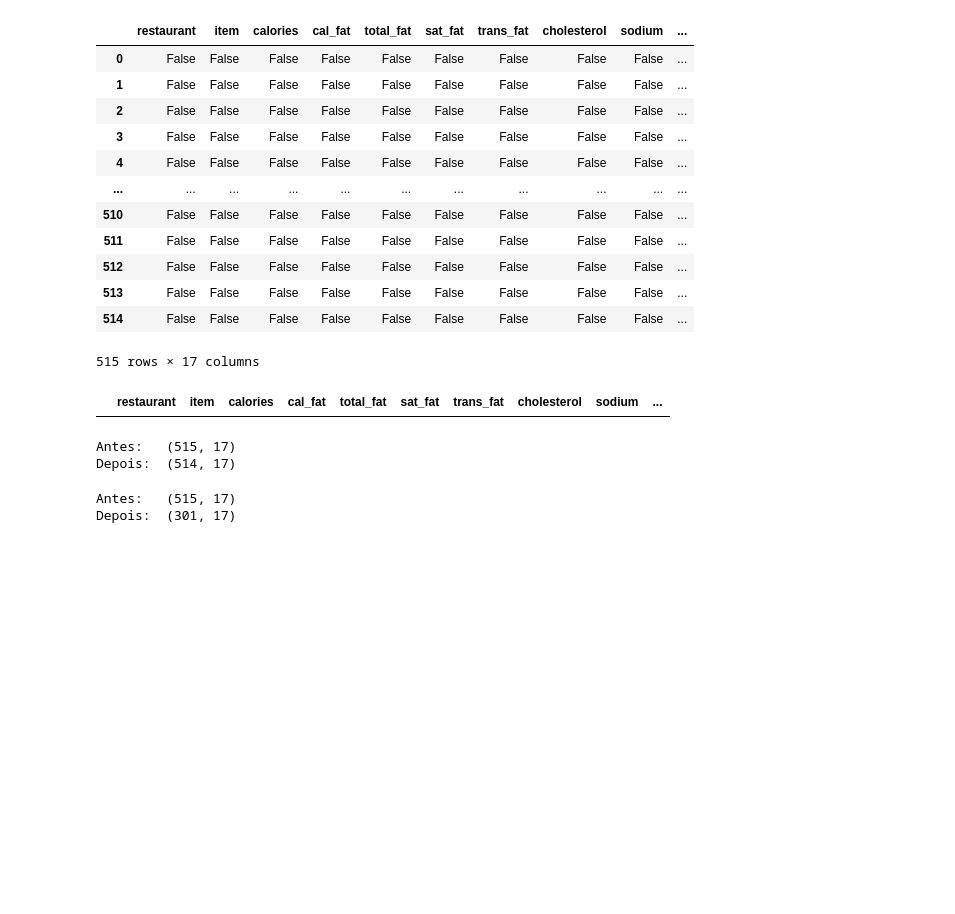
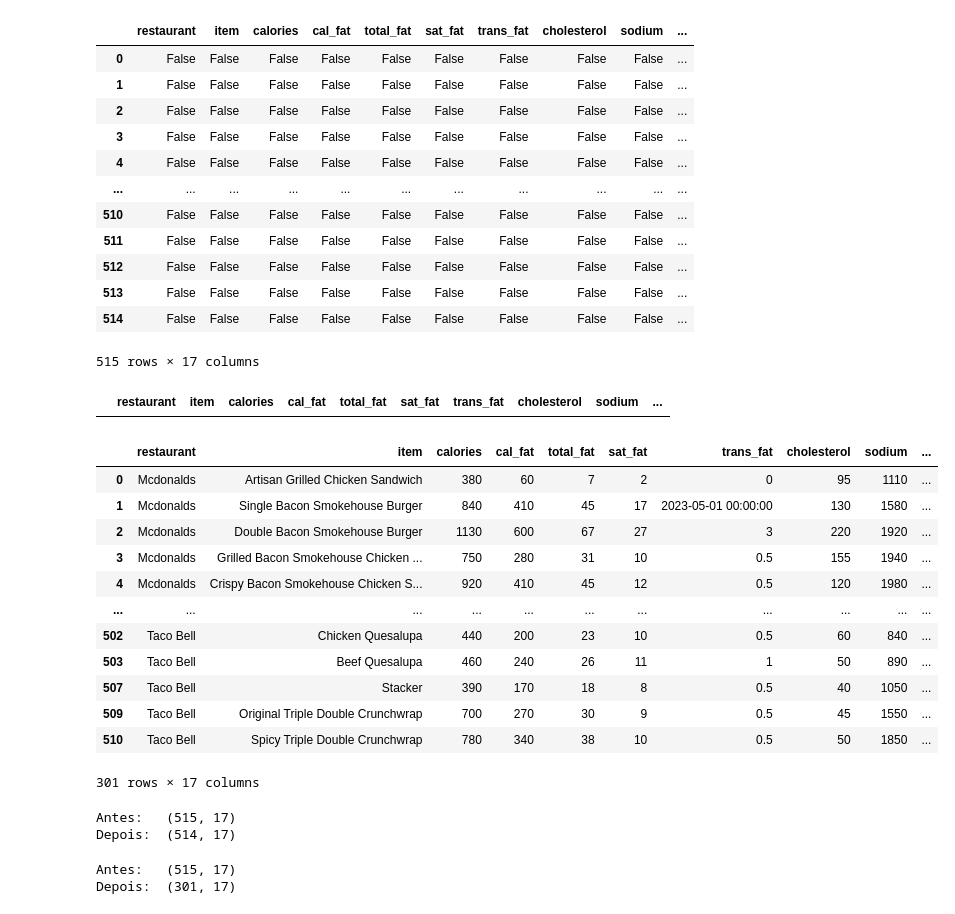
Before and after one commit to RodCavallini/Exercicios-Python, a Jupyter notebook: aula8.ipynb, the cells around one changed output. Drawn from its saved outputs; the diff is of its cells as text; code cells hidden in the pictures; blank space fills up the shorter version.

```diff
--- a/aula8.ipynb
+++ b/aula8.ipynb
@@ -166,6 +166,21 @@ fastfood[fastfood['protein'].isnull()]
 |  | restaurant | item | calories | cal_fat | total_fat | sat_fat | trans_fat | cholesterol | sodium | ... |
 # %%
 fastfood.fillna(0, inplace = True)
+fastfood
+# %% [output]
+|  | restaurant | item | calories | cal_fat | total_fat | sat_fat | trans_fat | cholesterol | sodium | ... |
+| 0 | Mcdonalds | Artisan Grilled Chicken Sandwich | 380 | 60 | 7 | 2 | 0 | 95 | 1110 | ... |
+| 1 | Mcdonalds | Single Bacon Smokehouse Burger | 840 | 410 | 45 | 17 | 2023-05-01 00:00:00 | 130 | 1580 | ... |
+| 2 | Mcdonalds | Double Bacon Smokehouse Burger | 1130 | 600 | 67 | 27 | 3 | 220 | 1920 | ... |
+| 3 | Mcdonalds | Grilled Bacon Smokehouse Chicken ... | 750 | 280 | 31 | 10 | 0.5 | 155 | 1940 | ... |
+| 4 | Mcdonalds | Crispy Bacon Smokehouse Chicken S... | 920 | 410 | 45 | 12 | 0.5 | 120 | 1980 | ... |
+| ... | ... | ... | ... | ... | ... | ... | ... | ... | ... | ... |
+| 502 | Taco Bell | Chicken Quesalupa | 440 | 200 | 23 | 10 | 0.5 | 60 | 840 | ... |
+| 503 | Taco Bell | Beef Quesalupa | 460 | 240 | 26 | 11 | 1 | 50 | 890 | ... |
+| 507 | Taco Bell | Stacker | 390 | 170 | 18 | 8 | 0.5 | 40 | 1050 | ... |
+| 509 | Taco Bell | Original Triple Double Crunchwrap | 700 | 270 | 30 | 9 | 0.5 | 45 | 1550 | ... |
+| 510 | Taco Bell | Spicy Triple Double Crunchwrap | 780 | 340 | 38 | 10 | 0.5 | 50 | 1850 | ... |
+301 rows × 17 columns
 # %%
 fastfood = pd.read_excel("fastfood.xlsx")
 
```
Also changed, not shown: 3 other files.
